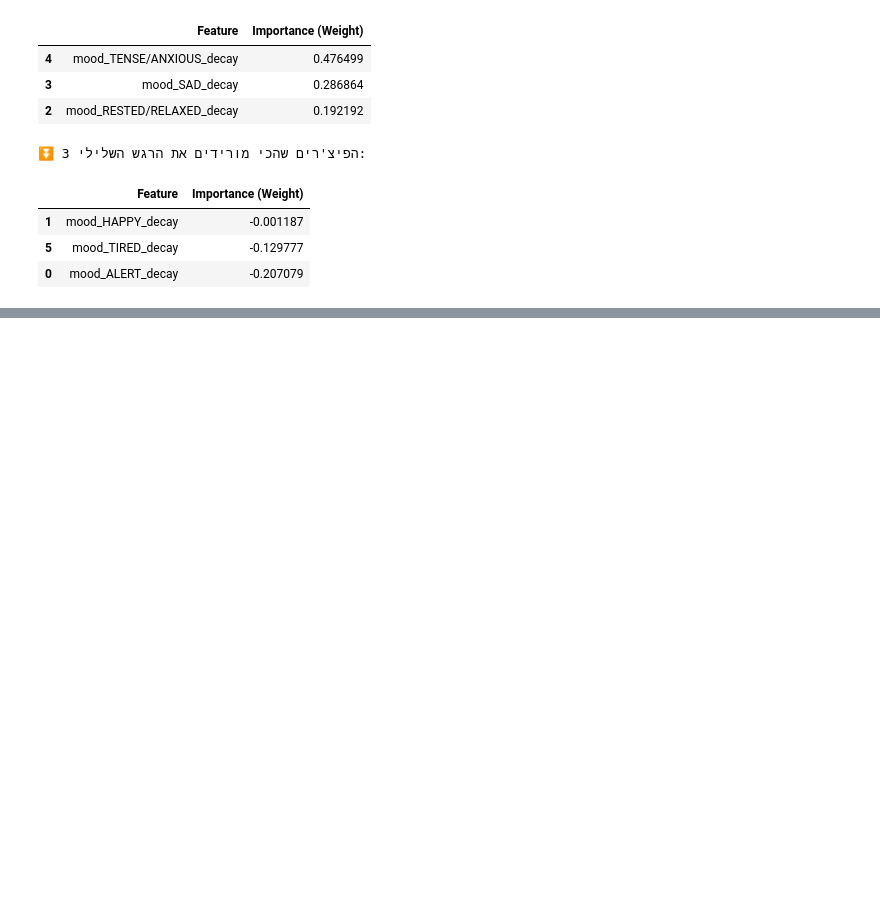
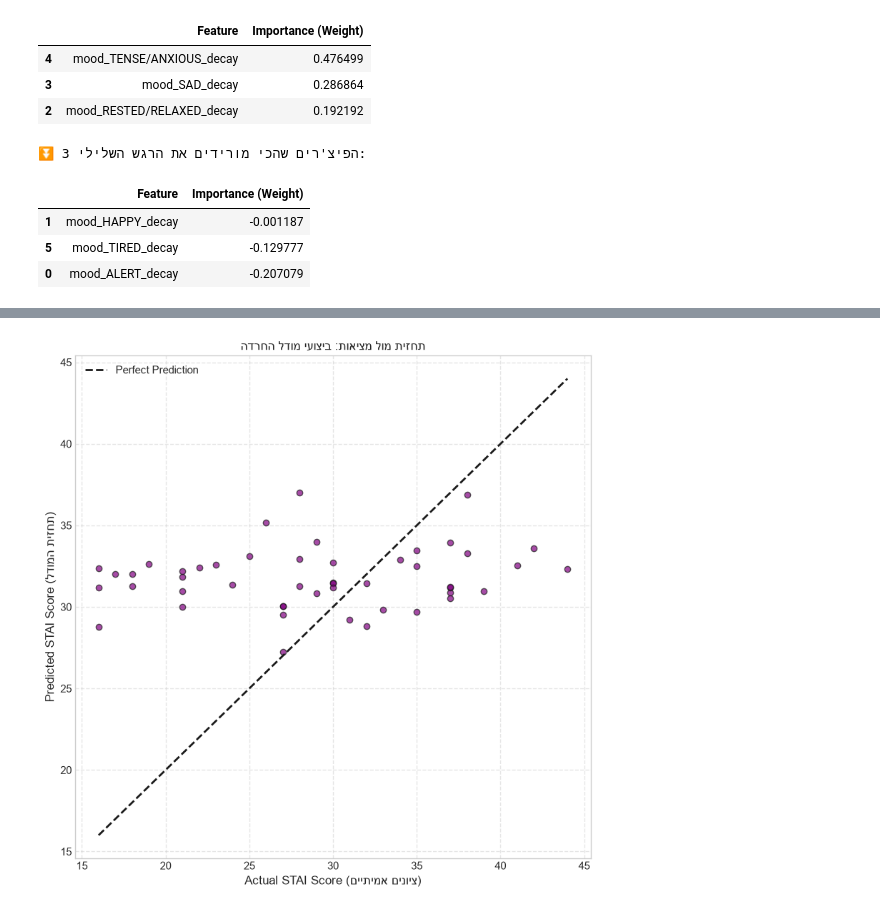
Before and after one commit to MoriahTDaniel/lifesnaps_project, a Jupyter notebook: notebooks/03_panas_like_model.ipynb, the cells around one changed output, grey strips where cells are left out. Saved outputs shown, nothing was run; the diff lists cells and outputs as text; code cells hidden in the pictures; blank space fills up the shorter version.

```diff
--- a/notebooks/03_panas_like_model.ipynb
+++ b/notebooks/03_panas_like_model.ipynb
@@ -1596,0 +1471,43 @@ Error:
+# %%
+import matplotlib.pyplot as plt
+import numpy as np
+
+# 1. שליפת רשימת העמודות המדויקת שהמודל מצפה לקבל
+expected_features = model.feature_names_in_
+
+# 2. בחירת טבלת המבחן הנכונה וסידור העמודות בדיוק בסדר שהמודל דורש
+# הקוד בודק איזו טבלה מתאימה למודל (S, D או הטבלה הכללית)
+if all(col in X_test_S.columns for col in expected_features):
+    X_test_to_use = X_test_S[expected_features]
+    y_test_to_use = y_test_S
+elif 'X_test_D' in globals() and all(col in X_test_D.columns for col in expected_features):
+    X_test_to_use = X_test_D[expected_features]
+    y_test_to_use = y_test_D  # (אם השם של y שונה אצלך, שני אותו כאן)
+elif 'X_te' in globals() and all(col in X_te.columns for col in expected_features):
+    X_test_to_use = X_te[expected_features]
+    y_test_to_use = y_te
+else:
+    raise ValueError("לא נמצאה טבלת Test שמכילה את העמודות שהמודל דורש!")
+
+# 3. יצירת התחזיות על קבוצת המבחן המדויקת
+y_pred = model.predict(X_test_to_use)
+
+# 4. ציור הגרף
+plt.figure(figsize=(8, 8))
+plt.scatter(y_test_to_use, y_pred, alpha=0.7, color='purple', edgecolors='k')
+
+# הוספת קו אלכסוני מושלם (y = x)
+min_val = min(y_test_to_use.min(), y_pred.min())
+max_val = max(y_test_to_use.max(), y_pred.max())
+plt.plot([min_val, max_val], [min_val, max_val], 'k--', lw=2, label='Perfect Prediction')
+
+# עיצוב וטקסטים
+plt.xlabel('Actual STAI Score (ציונים אמיתיים)')
+plt.ylabel('Predicted STAI Score (תחזית המודל)')
+plt.title('תחזית מול מציאות: ביצועי מודל החרדה')
+plt.legend()
+plt.grid(True, linestyle='--', alpha=0.5)
+plt.tight_layout()
+plt.show()
+# %% [output]
+[figure, added]
```
Also changed, not shown: parts of 9 cells of this notebook.
